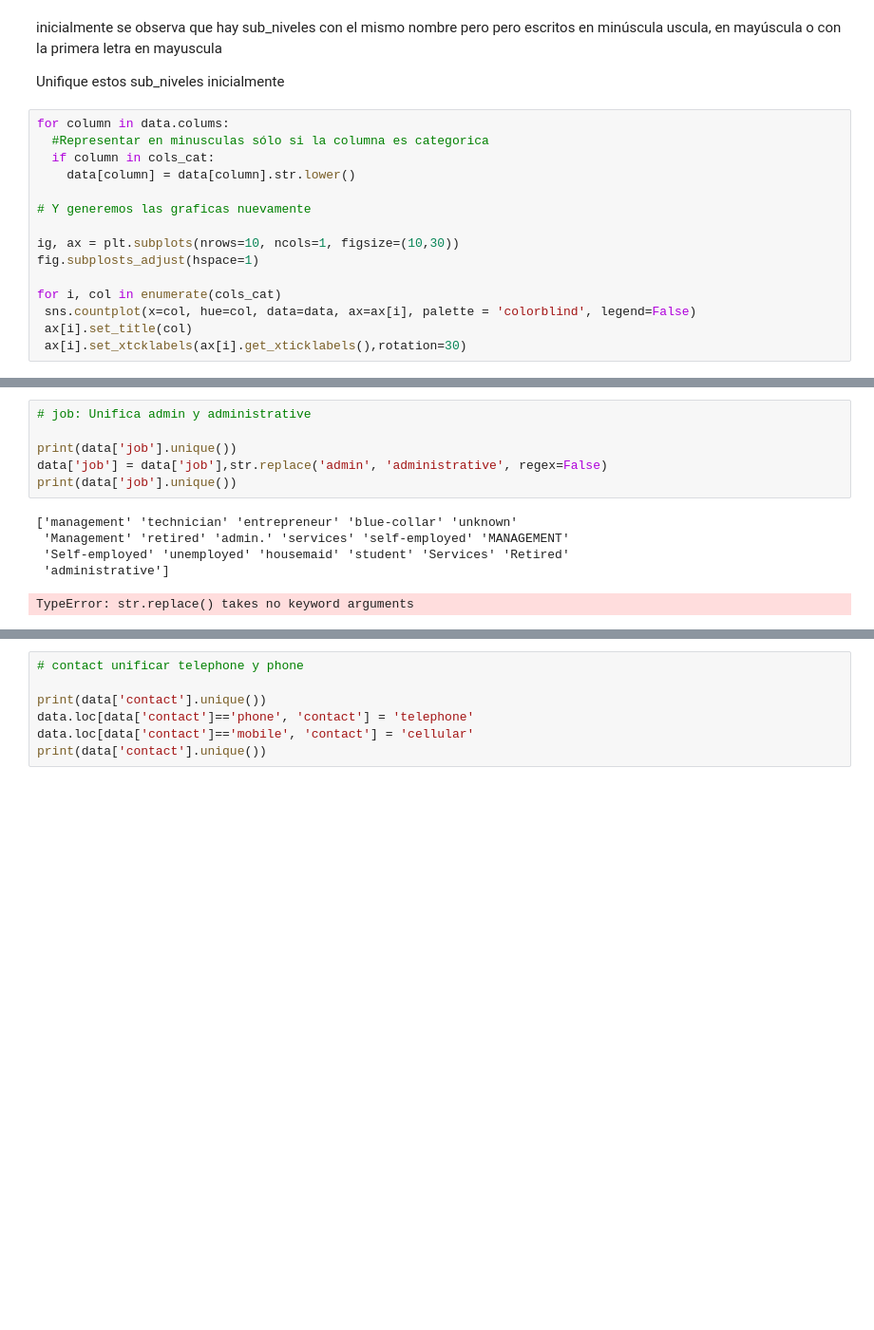
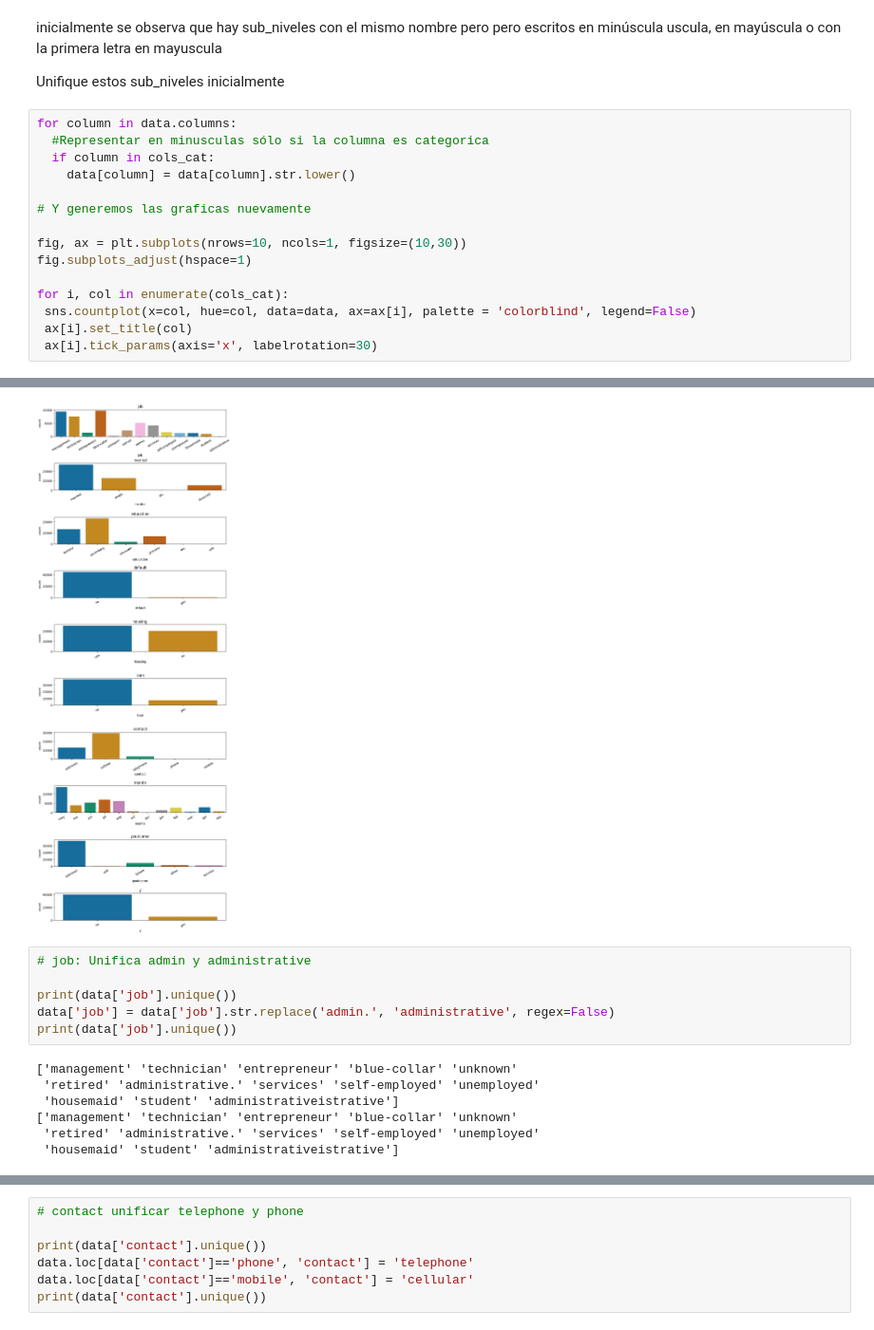
Before and after one commit to hospinabgit/Colab_Tech, a Jupyter notebook: Limpieza_de_Data.ipynb, the cells around one changed output, grey strips where cells are left out. Shown at 95% size. Cells and saved outputs as stored; diff of their text form; blank space fills up the shorter version.

```diff
--- a/Limpieza_de_Data.ipynb
+++ b/Limpieza_de_Data.ipynb
@@ -345,18 +344,18 @@ inicialmente se observa que hay sub_niveles con el mismo nombre pero pero escrit
 
 Unifique estos sub_niveles inicialmente
 # %%
-for column in data.colums:
+for column in data.columns:
   #Representar en minusculas sólo si la columna es categorica
   if column in cols_cat:
     data[column] = data[column].str.lower()
 
 # Y generemos las graficas nuevamente
 
-ig, ax = plt.subplots(nrows=10, ncols=1, figsize=(10,30))
-fig.subplosts_adjust(hspace=1)
+fig, ax = plt.subplots(nrows=10, ncols=1, figsize=(10,30))
+fig.subplots_adjust(hspace=1)
 
-for i, col in enumerate(cols_cat)
+for i, col in enumerate(cols_cat):
  sns.countplot(x=col, hue=col, data=data, ax=ax[i], palette = 'colorblind', legend=False)
  ax[i].set_title(col)
- ax[i].set_xtcklabels(ax[i].get_xticklabels(),rotation=30)
+ ax[i].tick_params(axis='x', labelrotation=30)
 # %% [output]
@@ -364,15 +362,17 @@ SyntaxError: expected ':' (<ipython-input-33-a7bd5056b3c3>, line 11)
+[figure, added]
 # %%
 # job: Unifica admin y administrative
 
 print(data['job'].unique())
-data['job'] = data['job'],str.replace('admin', 'administrative', regex=False)
+data['job'] = data['job'].str.replace('admin.', 'administrative', regex=False)
 print(data['job'].unique())
 # %% [output]
 ['management' 'technician' 'entrepreneur' 'blue-collar' 'unknown'
- 'Management' 'retired' 'admin.' 'services' 'self-employed' 'MANAGEMENT'
- 'Self-employed' 'unemployed' 'housemaid' 'student' 'Services' 'Retired'
- 'administrative']
+ 'retired' 'administrative.' 'services' 'self-employed' 'unemployed'
+ 'housemaid' 'student' 'administrativeistrative']
+['management' 'technician' 'entrepreneur' 'blue-collar' 'unknown'
+ 'retired' 'administrative.' 'services' 'self-employed' 'unemployed'
+ 'housemaid' 'student' 'administrativeistrative']
-TypeError: str.replace() takes no keyword arguments
 # %%
 # marital:unificar div, divorced
 
```
Also changed, not shown: parts of 5 cells of this notebook.
